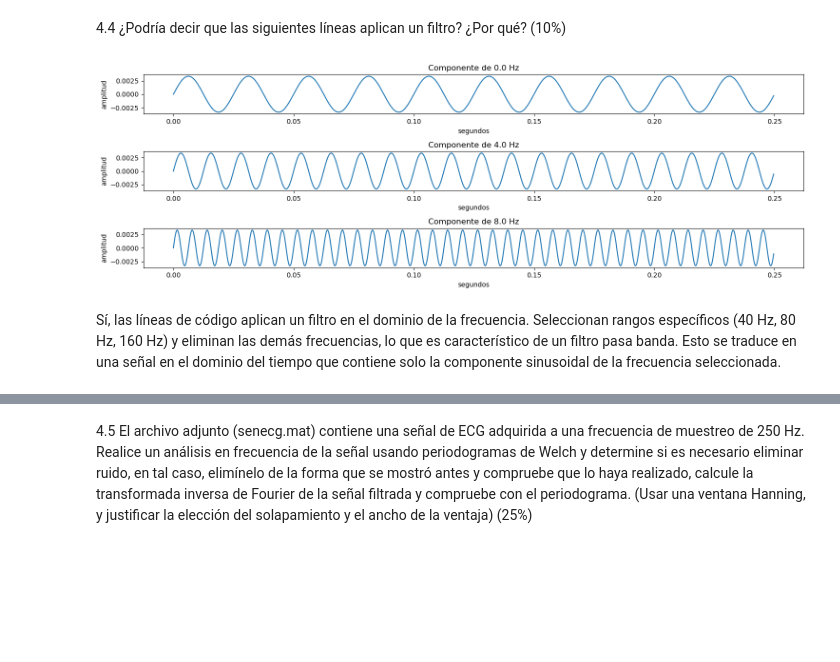
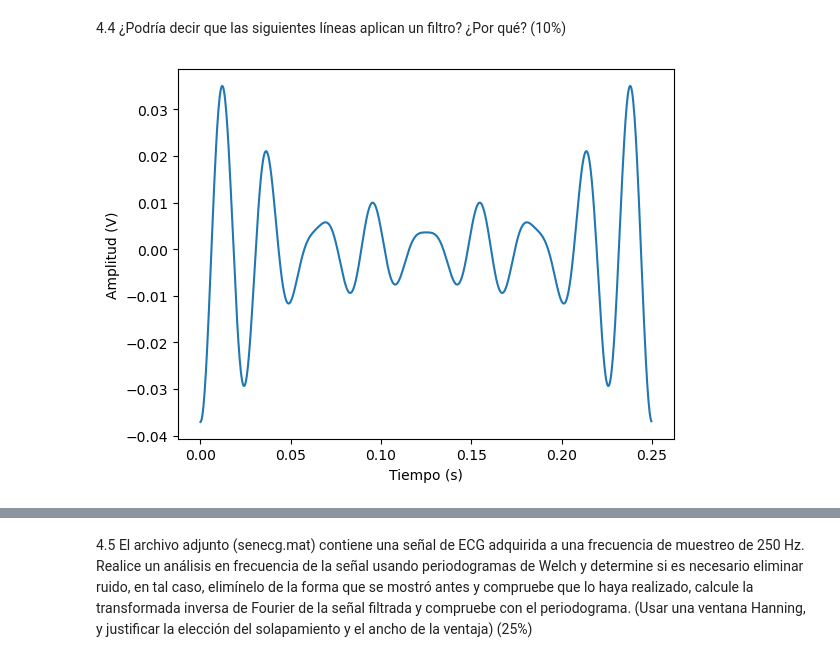
Before and after one commit to LuEnciso21/BIOSENALES24II, a Jupyter notebook: Practica5/P6_AESPECTRAL_LUISAENCISO_JADERCHINGAL.ipynb, the cells around one changed output, grey strips where cells are left out. Cells and saved outputs as stored; diff of their text form; code cells hidden in the pictures; blank space fills up the shorter version.

```diff
--- a/Practica5/P6_AESPECTRAL_LUISAENCISO_JADERCHINGAL.ipynb
+++ b/Practica5/P6_AESPECTRAL_LUISAENCISO_JADERCHINGAL.ipynb
@@ -272,23 +274,30 @@ plt.show()
 [figure]
 # %% [markdown]
 4.4 ¿Podría decir que las siguientes líneas aplican un filtro? ¿Por qué? (10%)
-# %%
-comp1=np.zeros(len(X_fft))
-comp2=np.zeros(len(X_fft))
-comp3=np.zeros(len(X_fft))
-comp1[0:15]=np.abs(X_fft)[0:15] #40Hz
-comp2[15:30]=np.abs(X_fft)[15:30] #80Hz
-comp3[35:45]=np.abs(X_fft)[35:45] #160Hz
-comps= [comp1,comp2,comp3]
-plt.figure(figsize=(15,5))
-for i in range(0,3):
-    plt.subplot(3,1,i+1)
-    plt.plot(t,np.imag(np.fft.ifft(comps[i])))
-    plt.title(f'Componente de {frecuencias[i]} Hz')
-    plt.xlabel('segundos')
-    plt.ylabel('amplitud')
-plt.tight_layout()
-# %% [output]
-[figure, removed]
-# %% [markdown]
-Sí, las líneas de código aplican un filtro en el dominio de la frecuencia. Seleccionan rangos específicos (40 Hz, 80 Hz, 160 Hz) y eliminan las demás frecuencias, lo que es característico de un filtro pasa banda. Esto se traduce en una señal en el dominio del tiempo que contiene solo la componente sinusoidal de la frecuencia seleccionada.
+# %%
+# Transformada de Fourier de la señal original
+F1 = np.fft.fft(X_fft)
+
+# Crear un array de frecuencias filtradas (inicialmente todas en cero)
+F2 = np.zeros((len(F1)), dtype=complex)  # Asegúrate de que F2 sea complejo
+
+# Filtrar las frecuencias entre los índices 9 y 13
+F2[9:13] = F1[9:13]
+
+# Transformada inversa de Fourier para reconstruir la señal filtrada
+xr = np.fft.ifft(F2)
+
+# Crear la figura para graficar la señal filtrada
+fig = plt.figure()
+ax = fig.add_subplot(111)
+
+# Graficar la parte real de la señal reconstruida
+ax.plot(t, np.real(xr))
+
+# Etiquetas de los ejes
+ax.set(xlabel='Tiempo (s)', ylabel='Amplitud (V)')
+
+# Mostrar el gráfico
+plt.show()
+# %% [output]
+[figure, added]
```
Also changed, not shown: parts of 8 cells of this notebook.
